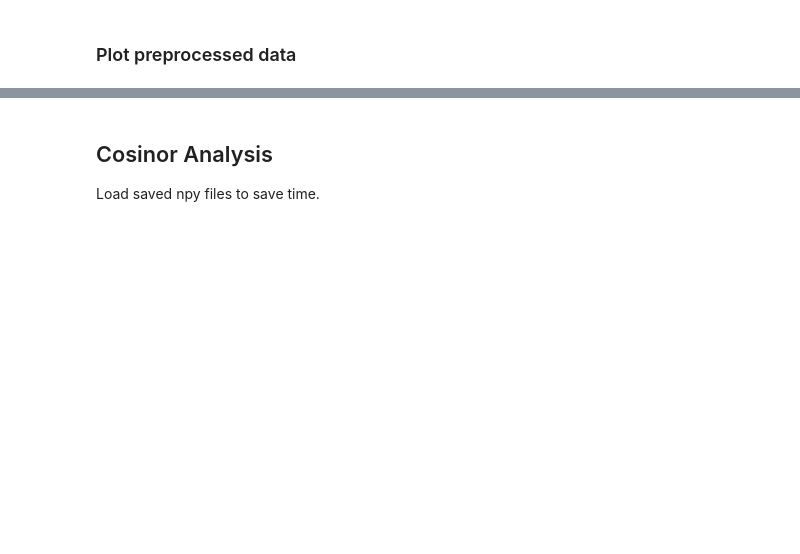
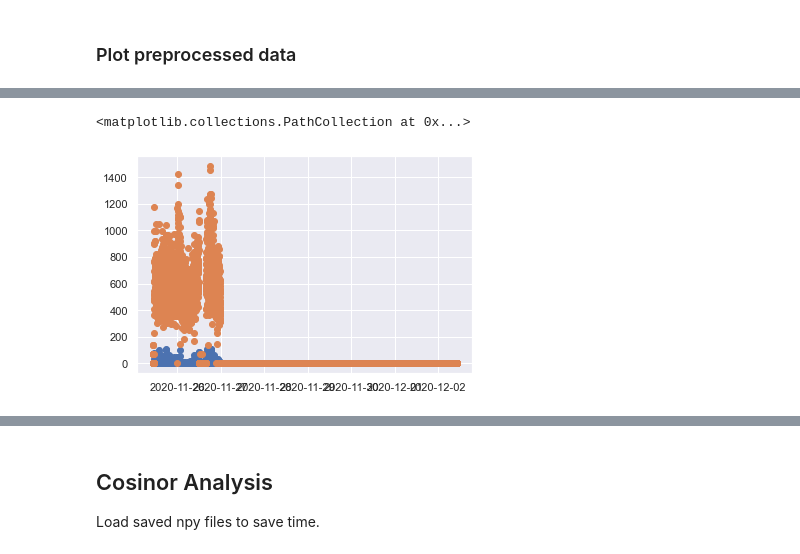
Before and after one commit to UTCogNeuroLab/wearables, a Jupyter notebook: notebooks/Validation Analysis Main.ipynb, the cells around one changed output, grey strips where cells are left out. Saved outputs shown, nothing was run; the diff lists cells and outputs as text; code cells hidden in the pictures; blank space fills up the shorter version.

```diff
--- a/notebooks/Validation Analysis Main.ipynb
+++ b/notebooks/Validation Analysis Main.ipynb
@@ -152,0 +205,6 @@ act['10014']['10'].shift()
+# %%
+plt.scatter(df.index, df.Activity)
+plt.scatter(df.index, df.Value)
+# %% [output]
+<matplotlib.collections.PathCollection at 0x...>
+[figure, added]
```
Also changed, not shown: parts of 66 cells of this notebook, 5 other files.
